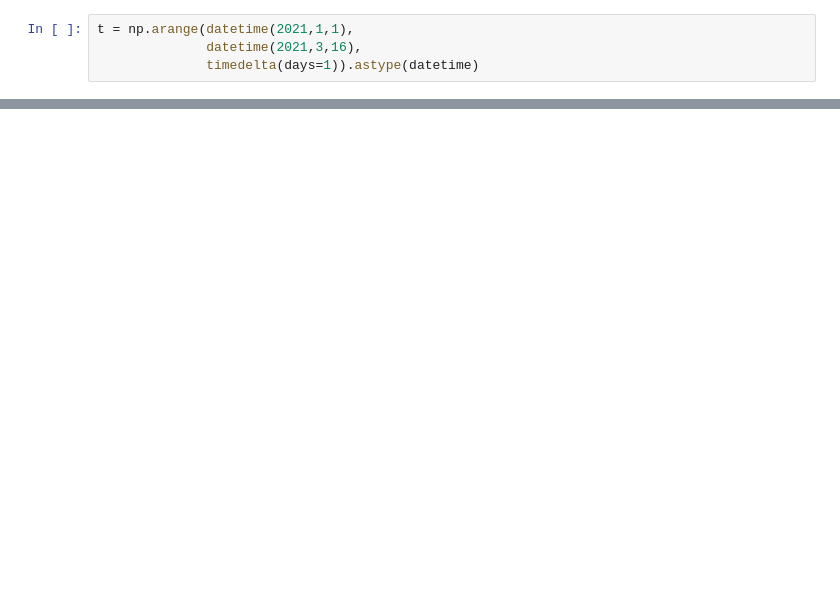
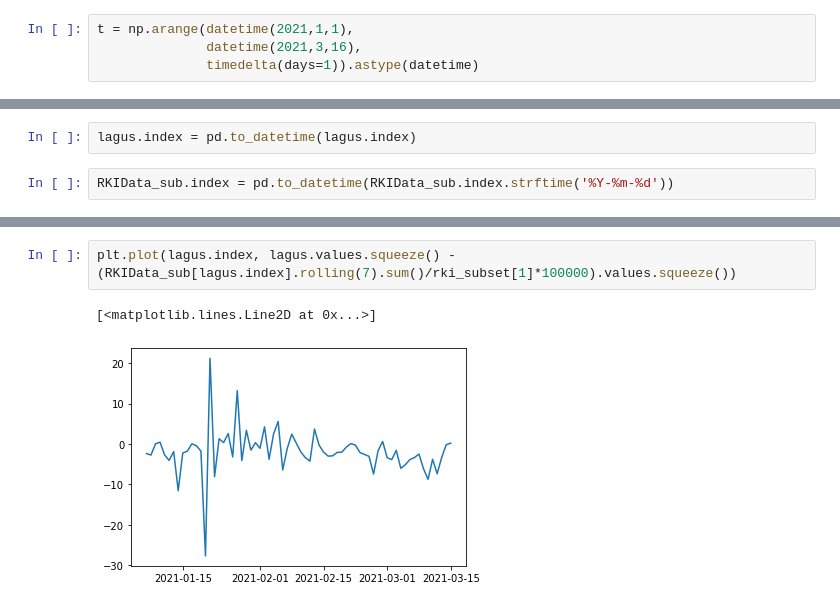
Before and after one commit to florianboergel/lagus_vs_rki_mv, a Jupyter notebook: Lagus_vs_RKI_mv.ipynb, the cells around one changed output, grey strips where cells are left out. Drawn from its saved outputs; the diff is of its cells as text; blank space fills up the shorter version.

```diff
--- a/Lagus_vs_RKI_mv.ipynb
+++ b/Lagus_vs_RKI_mv.ipynb
@@ -231,0 +57,4 @@ plt.savefig("VR.png", dpi = 300)
+# %%
+lagus.index = pd.to_datetime(lagus.index)
+# %%
+RKIData_sub.index = pd.to_datetime(RKIData_sub.index.strftime('%Y-%m-%d'))
@@ -231,0 +92,5 @@ plt.savefig("VR.png", dpi = 300)
+# %%
+plt.plot(lagus.index, lagus.values.squeeze() - (RKIData_sub[lagus.index].rolling(7).sum()/rki_subset[1]*100000).values.squeeze())
+# %% [output]
+[<matplotlib.lines.Line2D at 0x...>]
+[figure, added]
```
Also changed, not shown: parts of 29 cells of this notebook, 10 other files.
